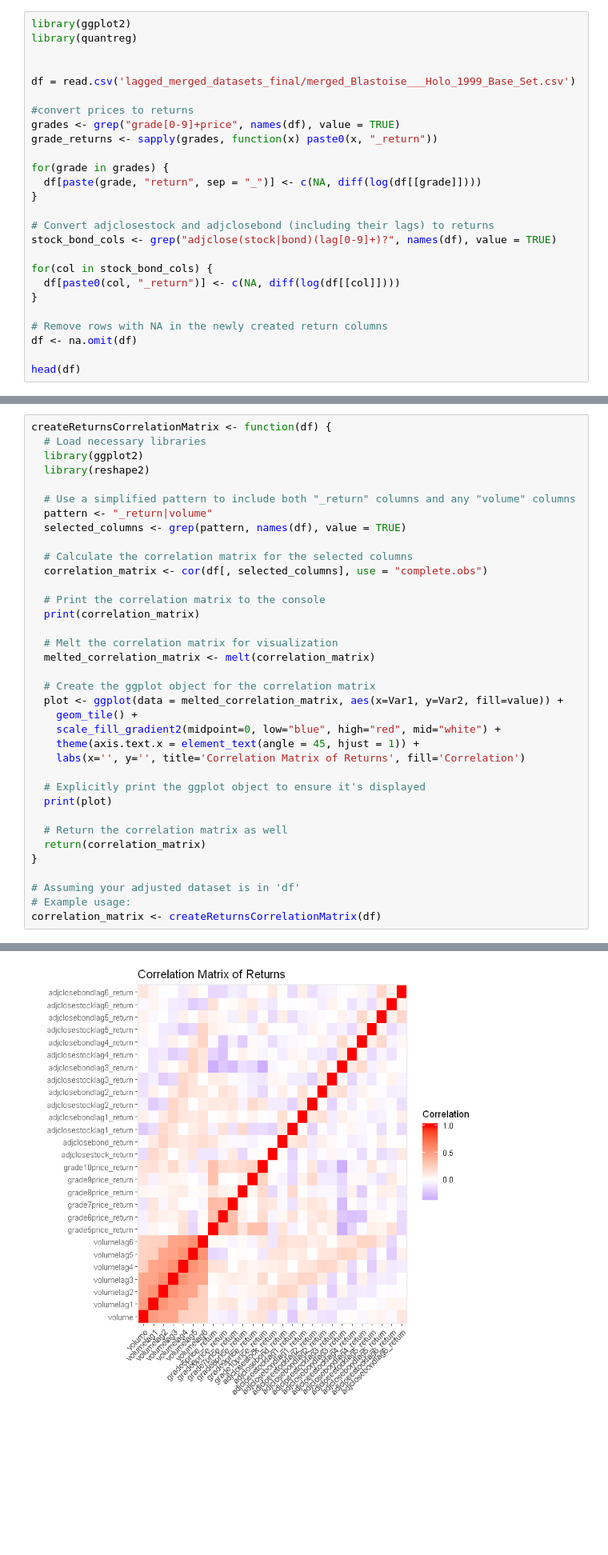
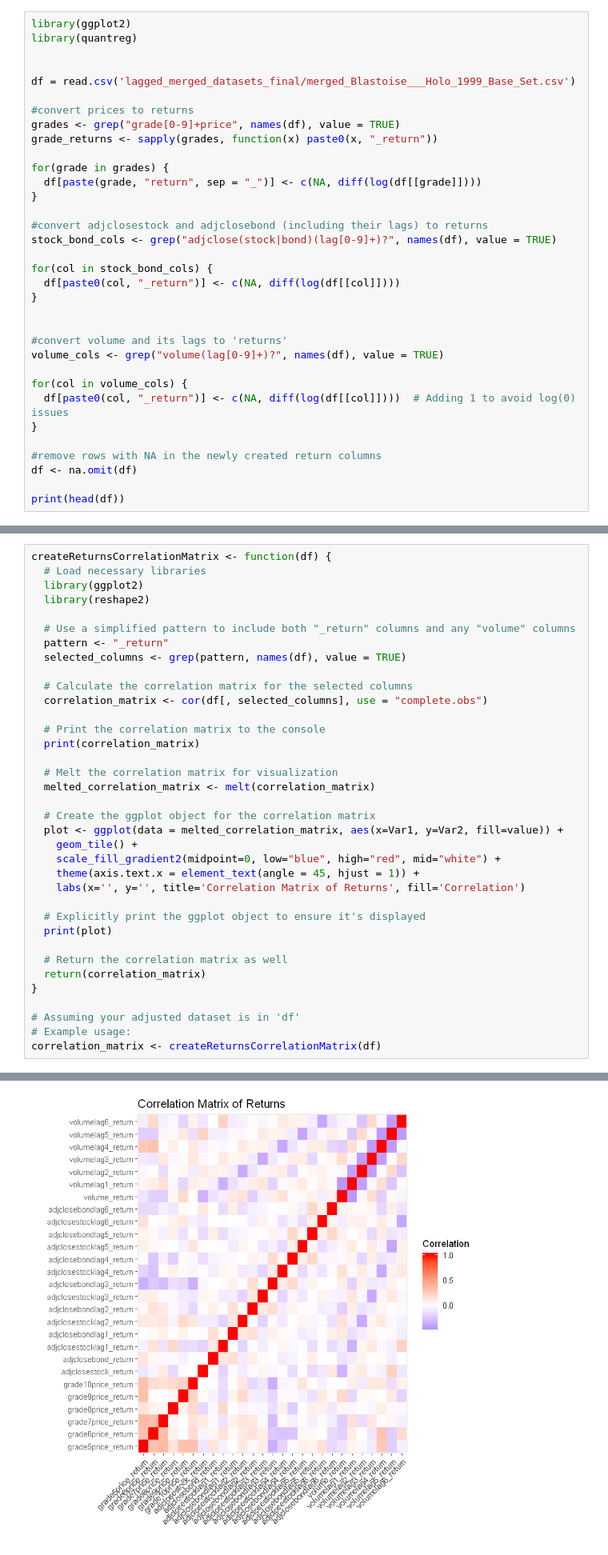
Before and after one commit to hawk-s/A_Econometrics_Project_ZS24, a Jupyter notebook: ANALYSIS1_FINAL.ipynb, the cells around one changed output, grey strips where cells are left out. Shown: that part at 80% size. Saved outputs shown, nothing was run; the diff lists cells and outputs as text; blank space fills up the shorter version.

```diff
--- a/ANALYSIS1_FINAL.ipynb
+++ b/ANALYSIS1_FINAL.ipynb
@@ -15,15 +15,23 @@ for(grade in grades) {
   df[paste(grade, "return", sep = "_")] <- c(NA, diff(log(df[[grade]])))
 }
 
-# Convert adjclosestock and adjclosebond (including their lags) to returns
+#convert adjclosestock and adjclosebond (including their lags) to returns
 stock_bond_cols <- grep("adjclose(stock|bond)(lag[0-9]+)?", names(df), value = TRUE)
 
 for(col in stock_bond_cols) {
   df[paste0(col, "_return")] <- c(NA, diff(log(df[[col]])))
 }
 
-# Remove rows with NA in the newly created return columns
+
+#convert volume and its lags to 'returns'
+volume_cols <- grep("volume(lag[0-9]+)?", names(df), value = TRUE)
+
+for(col in volume_cols) {
+  df[paste0(col, "_return")] <- c(NA, diff(log(df[[col]])))  # Adding 1 to avoid log(0) issues
+}
+
+#remove rows with NA in the newly created return columns
 df <- na.omit(df)
 
-head(df)
+print(head(df))
 # %% [output]
@@ -55,7 +59,7 @@ createReturnsCorrelationMatrix <- function(df) {
   library(reshape2)
 
   # Use a simplified pattern to include both "_return" columns and any "volume" columns
-  pattern <- "_return|volume"
+  pattern <- "_return"
   selected_columns <- grep(pattern, names(df), value = TRUE)
 
   # Calculate the correlation matrix for the selected columns
@@ -105,3 +109,3 @@ adjclosebondlag6_return               0.063638667             1.000000000
-[figure, old version]
+[figure, new version]
 # %% [markdown]
 ## VAR model - try later - if enough time...
```
Also changed, not shown: parts of 8 cells of this notebook, 13 other files.
